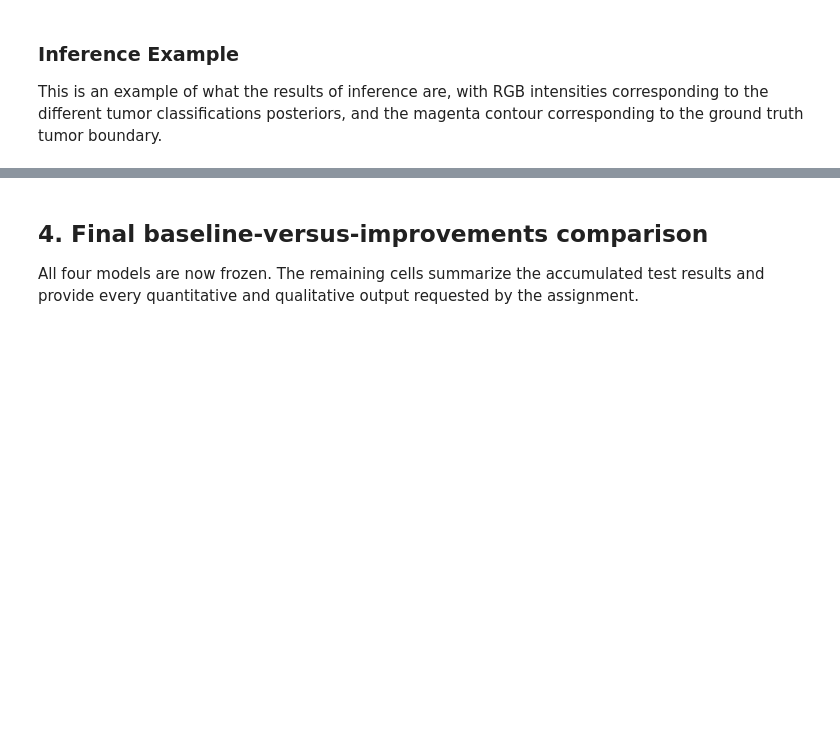
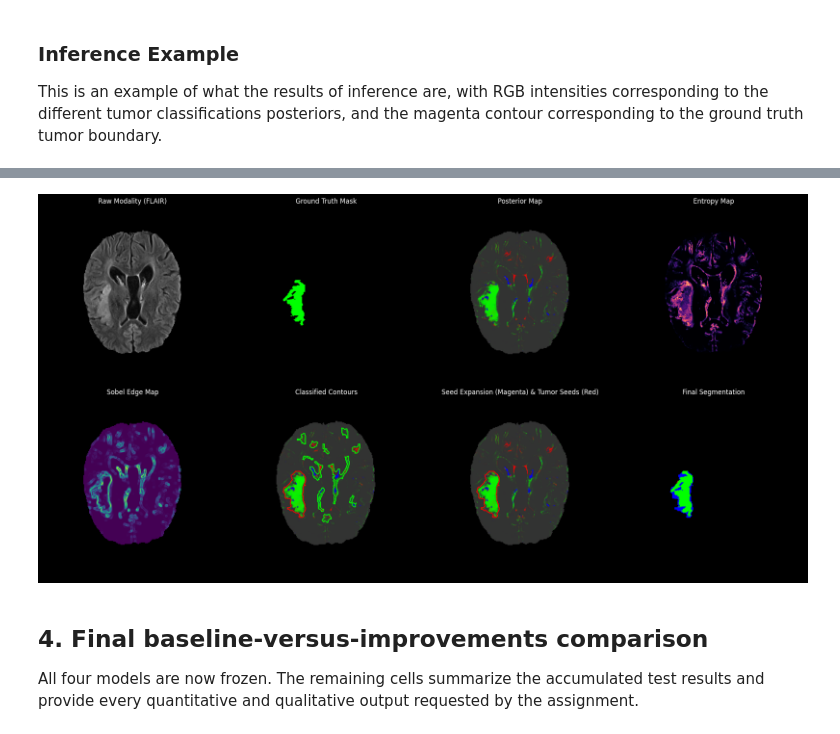
Before and after one commit to yuvalira/Brain_Tumor_Segmentation, a Jupyter notebook: main.ipynb, the cells around one changed output, grey strips where cells are left out. Saved outputs shown, nothing was run; the diff lists cells and outputs as text; code cells hidden in the pictures; blank space fills up the shorter version.

```diff
--- a/main.ipynb
+++ b/main.ipynb
@@ -552,3 +630,7 @@ plot_posterior_comparison(
+# %%
+_ = eval_vol(posterior_example, return_details=True, show_plots=True, **MODEL_SPECS["Combined (9D)"])
+# %% [output]
+[figure, added]
 # %% [markdown]
 ## 4. Final baseline-versus-improvements comparison
 
```
Also changed, not shown: parts of 24 cells of this notebook, 21 other files.
